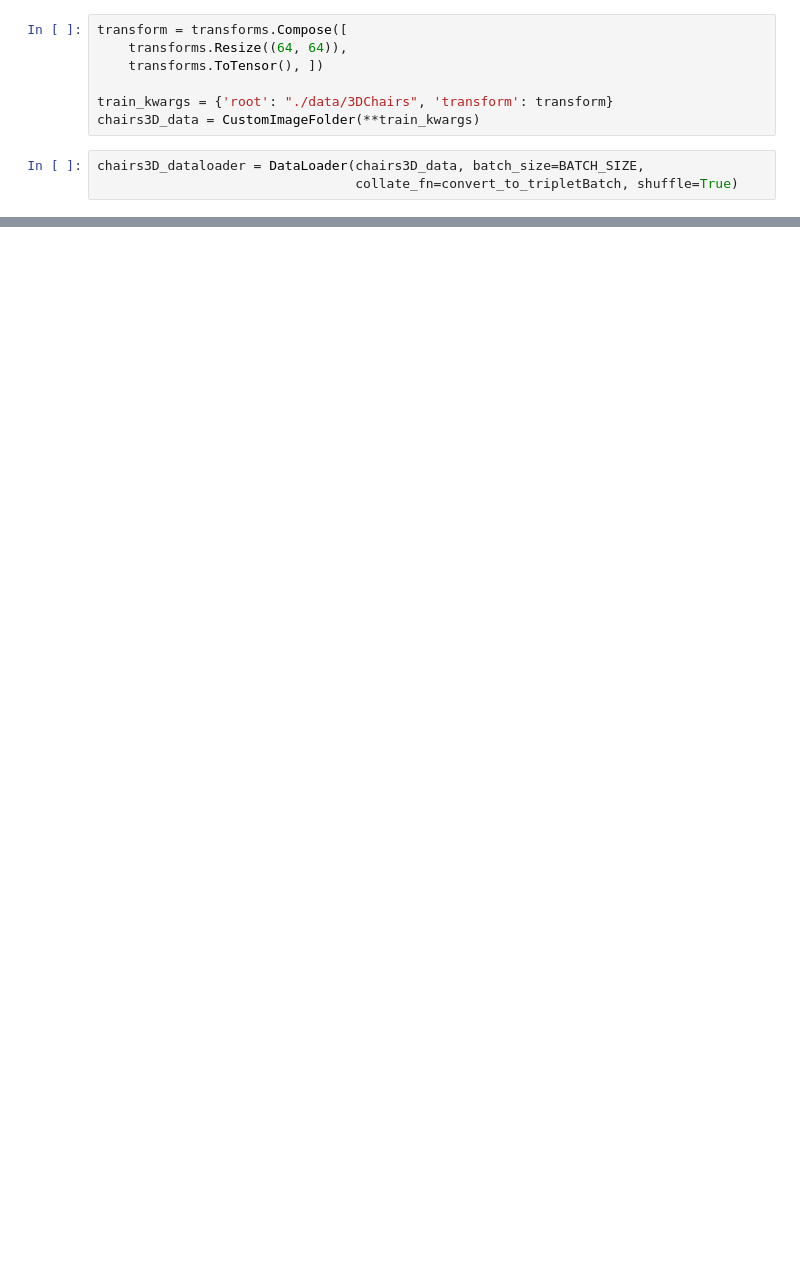
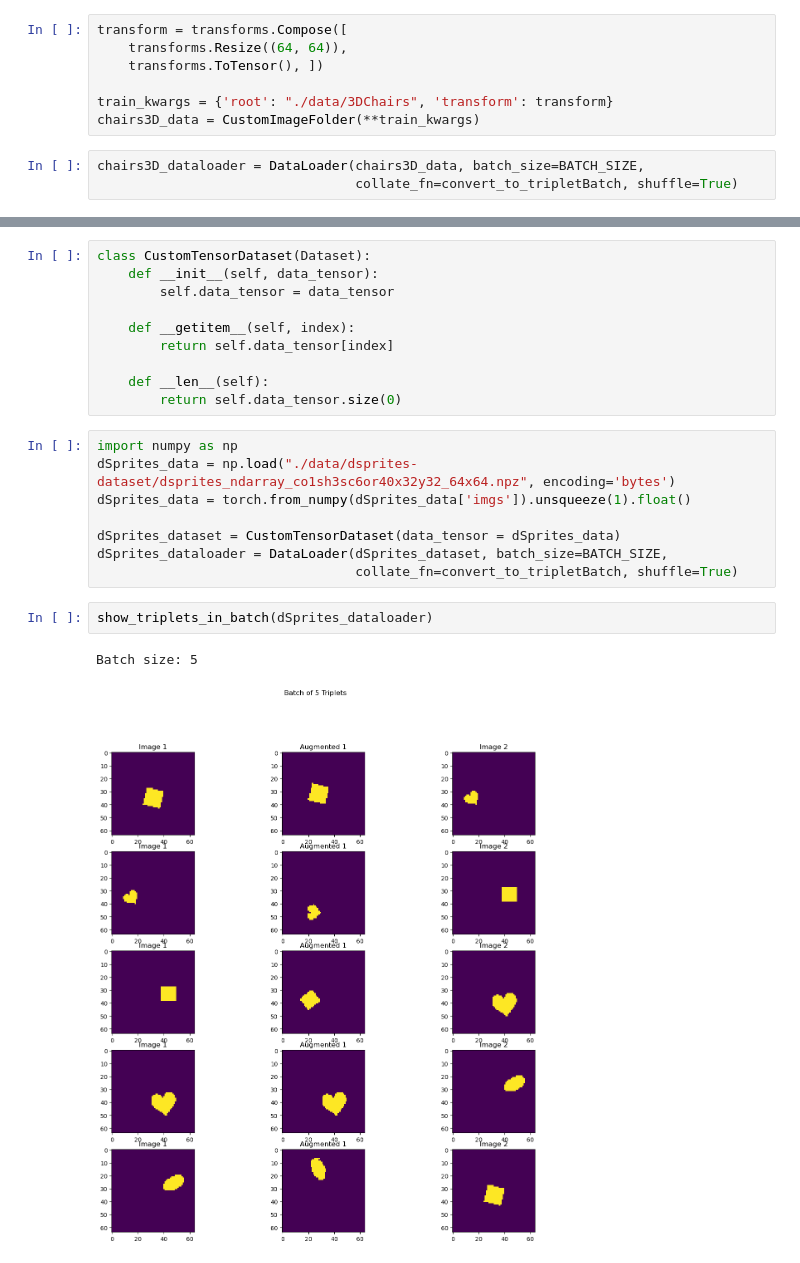
Before and after one commit to joegenius98/Undergrad_Honors_Thesis, a Jupyter notebook: Disentangling/triplet_dataloader_exs.ipynb, the cells around one changed output, grey strips where cells are left out. Saved outputs shown, nothing was run; the diff lists cells and outputs as text; blank space fills up the shorter version.

```diff
--- a/Disentangling/triplet_dataloader_exs.ipynb
+++ b/Disentangling/triplet_dataloader_exs.ipynb
@@ -245,0 +253,23 @@ Batch size: 5
+# %%
+class CustomTensorDataset(Dataset):
+    def __init__(self, data_tensor):
+        self.data_tensor = data_tensor
+
+    def __getitem__(self, index):
+        return self.data_tensor[index]
+
+    def __len__(self):
+        return self.data_tensor.size(0)
+# %%
+import numpy as np
+dSprites_data = np.load("./data/dsprites-dataset/dsprites_ndarray_co1sh3sc6or40x32y32_64x64.npz", encoding='bytes')
+dSprites_data = torch.from_numpy(dSprites_data['imgs']).unsqueeze(1).float()
+
+dSprites_dataset = CustomTensorDataset(data_tensor = dSprites_data)
+dSprites_dataloader = DataLoader(dSprites_dataset, batch_size=BATCH_SIZE,
+                                 collate_fn=convert_to_tripletBatch, shuffle=True)
+# %%
+show_triplets_in_batch(dSprites_dataloader)
+# %% [output]
+Batch size: 5
+[figure, added]
```
Also changed, not shown: parts of 6 cells of this notebook, 3 other files.
